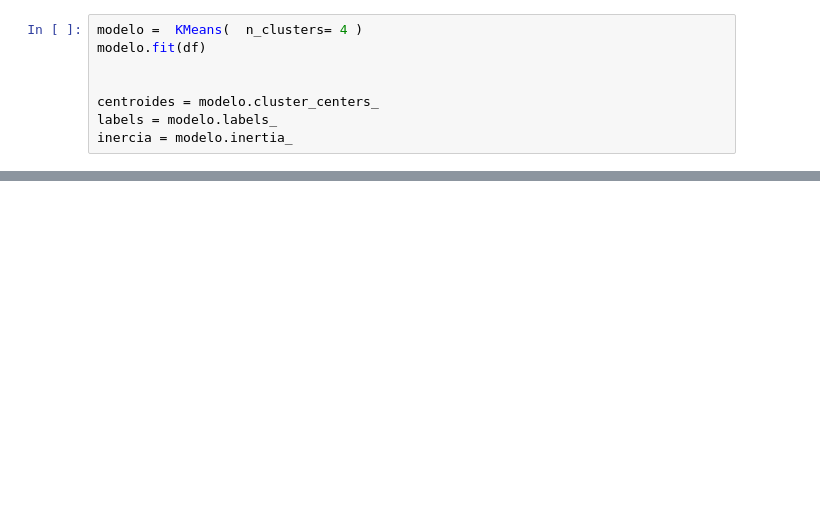
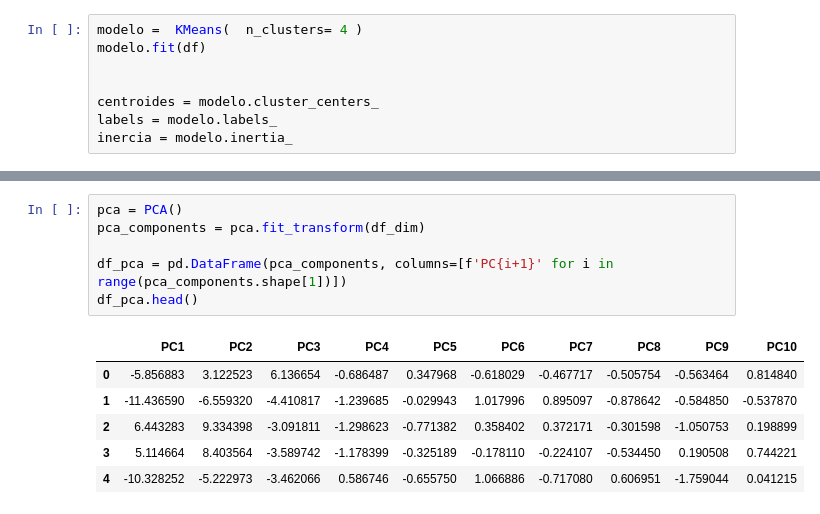
Before and after one commit to DataEtnos/Estudos-2, a Jupyter notebook: K_Means_avaliação_de_métricas.ipynb, the cells around one changed output, grey strips where cells are left out. Saved outputs shown, nothing was run; the diff lists cells and outputs as text; blank space fills up the shorter version.

```diff
--- a/K_Means_avaliação_de_métricas.ipynb
+++ b/K_Means_avaliação_de_métricas.ipynb
@@ -279,0 +292,13 @@ interactive(children=(IntSlider(value=6, description='k', max=11, min=2), Dropdo
+# %%
+pca = PCA()
+pca_components = pca.fit_transform(df_dim)
+
+df_pca = pd.DataFrame(pca_components, columns=[f'PC{i+1}' for i in range(pca_components.shape[1])])
+df_pca.head()
+# %% [output]
+|  | PC1 | PC2 | PC3 | PC4 | PC5 | PC6 | PC7 | PC8 | PC9 | PC10 |
+| 0 | -5.856883 | 3.122523 | 6.136654 | -0.686487 | 0.347968 | -0.618029 | -0.467717 | -0.505754 | -0.563464 | 0.814840 |
+| 1 | -11.436590 | -6.559320 | -4.410817 | -1.239685 | -0.029943 | 1.017996 | 0.895097 | -0.878642 | -0.584850 | -0.537870 |
+| 2 | 6.443283 | 9.334398 | -3.091811 | -1.298623 | -0.771382 | 0.358402 | 0.372171 | -0.301598 | -1.050753 | 0.198899 |
+| 3 | 5.114664 | 8.403564 | -3.589742 | -1.178399 | -0.325189 | -0.178110 | -0.224107 | -0.534450 | 0.190508 | 0.744221 |
+| 4 | -10.328252 | -5.222973 | -3.462066 | 0.586746 | -0.655750 | 1.066886 | -0.717080 | 0.606951 | -1.759044 | 0.041215 |
```
Also changed, not shown: parts of 22 cells of this notebook.
